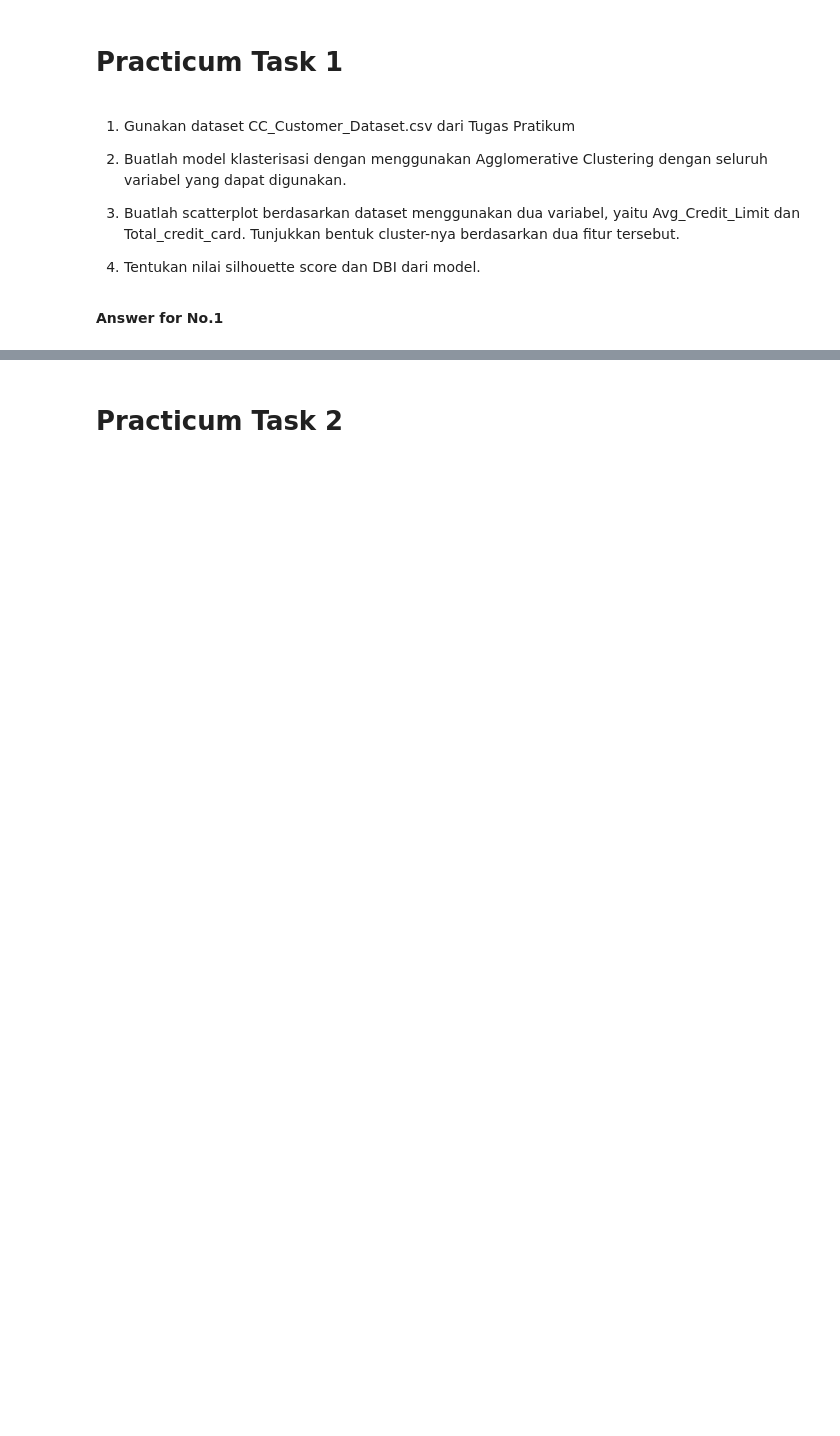
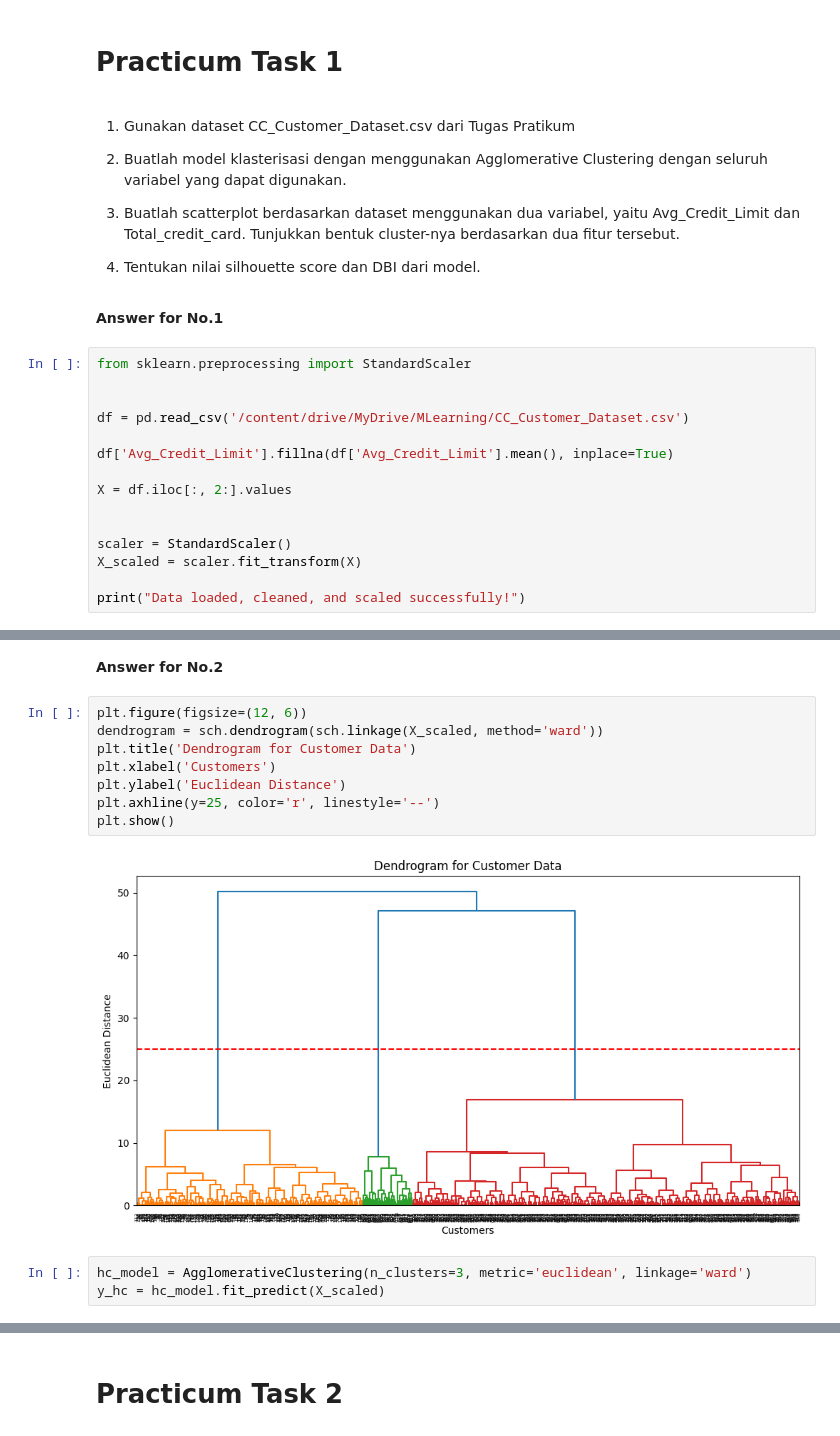
Before and after one commit to hemoabdullah/ML-SMT5, a Jupyter notebook: JS06_2341720203_Hammam_Abdullah_BG.ipynb, the cells around one changed output, grey strips where cells are left out. Cells and saved outputs as stored; diff of their text form; blank space fills up the shorter version.

```diff
--- a/JS06_2341720203_Hammam_Abdullah_BG.ipynb
+++ b/JS06_2341720203_Hammam_Abdullah_BG.ipynb
@@ -261,3 +261,18 @@ plt.show()
 4. Tentukan nilai silhouette score dan DBI dari model.
 # %% [markdown]
 **Answer for No.1**
+# %%
+from sklearn.preprocessing import StandardScaler
+
+
+df = pd.read_csv('/content/drive/MyDrive/MLearning/CC_Customer_Dataset.csv')
+
+df['Avg_Credit_Limit'].fillna(df['Avg_Credit_Limit'].mean(), inplace=True)
+
+X = df.iloc[:, 2:].values
+
+
+scaler = StandardScaler()
+X_scaled = scaler.fit_transform(X)
+
+print("Data loaded, cleaned, and scaled successfully!")
@@ -263,0 +287,15 @@ plt.show()
+# %% [markdown]
+**Answer for No.2**
+# %%
+plt.figure(figsize=(12, 6))
+dendrogram = sch.dendrogram(sch.linkage(X_scaled, method='ward'))
+plt.title('Dendrogram for Customer Data')
+plt.xlabel('Customers')
+plt.ylabel('Euclidean Distance')
+plt.axhline(y=25, color='r', linestyle='--')
+plt.show()
+# %% [output]
+[figure, added]
+# %%
+hc_model = AgglomerativeClustering(n_clusters=3, metric='euclidean', linkage='ward')
+y_hc = hc_model.fit_predict(X_scaled)
```
Also changed, not shown: parts of 18 cells of this notebook.
